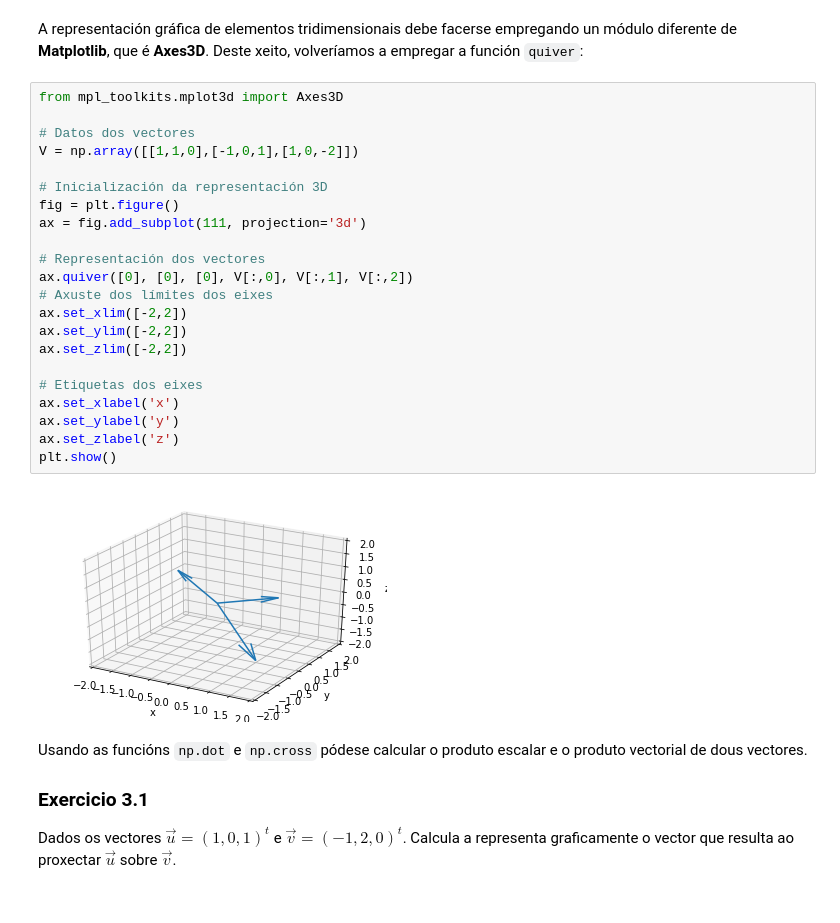
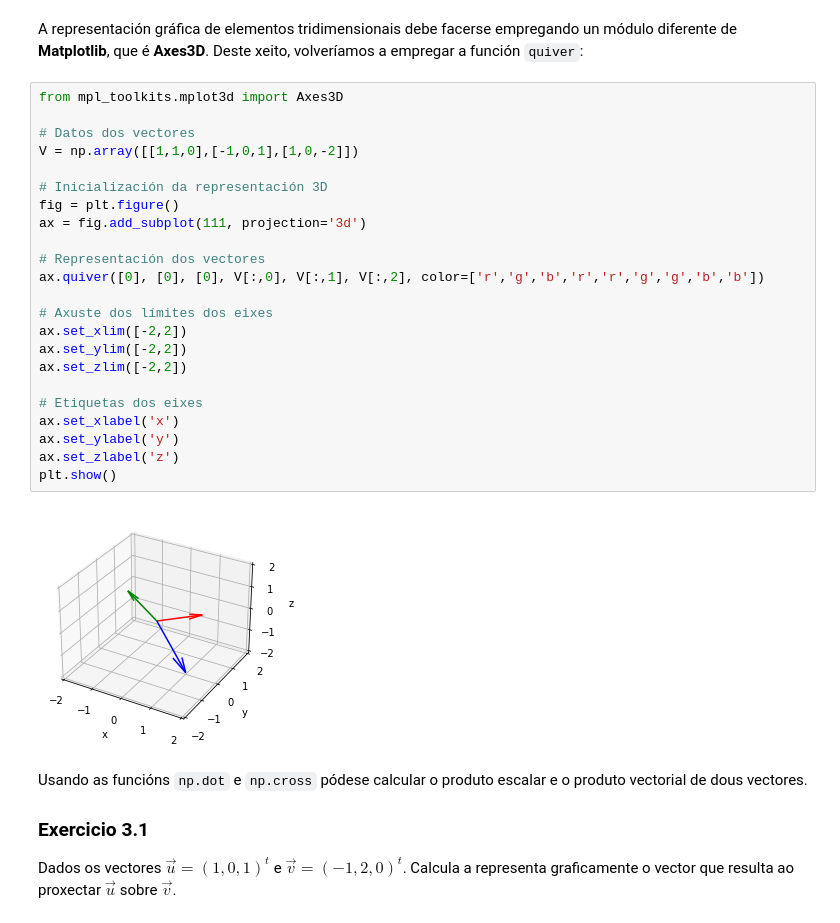
Before and after one commit to maprieto/CalculoMultivariable, a Jupyter notebook: practicas/representacion-grafica.ipynb, the cells around one changed output. Saved outputs shown, nothing was run; the diff lists cells and outputs as text.

```diff
--- a/practicas/representacion-grafica.ipynb
+++ b/practicas/representacion-grafica.ipynb
@@ -64,27 +64,28 @@ A representación gráfica de elementos tridimensionais debe facerse empregando
 # %%
 from mpl_toolkits.mplot3d import Axes3D
 
 # Datos dos vectores
 V = np.array([[1,1,0],[-1,0,1],[1,0,-2]])
 
 # Inicialización da representación 3D
 fig = plt.figure()
 ax = fig.add_subplot(111, projection='3d')
 
 # Representación dos vectores
-ax.quiver([0], [0], [0], V[:,0], V[:,1], V[:,2])
+ax.quiver([0], [0], [0], V[:,0], V[:,1], V[:,2], color=['r','g','b','r','r','g','g','b','b'])
+
 # Axuste dos límites dos eixes
 ax.set_xlim([-2,2])
 ax.set_ylim([-2,2])
 ax.set_zlim([-2,2])
 
 # Etiquetas dos eixes
 ax.set_xlabel('x')
 ax.set_ylabel('y')
 ax.set_zlabel('z')
 plt.show()
 # %% [output]
-[figure, old version]
+[figure, new version]
 # %% [markdown]
 Usando as funcións `np.dot` e `np.cross` pódese calcular o produto escalar e o produto vectorial de dous vectores.
 
```
Also changed, not shown: parts of 17 cells of this notebook.
